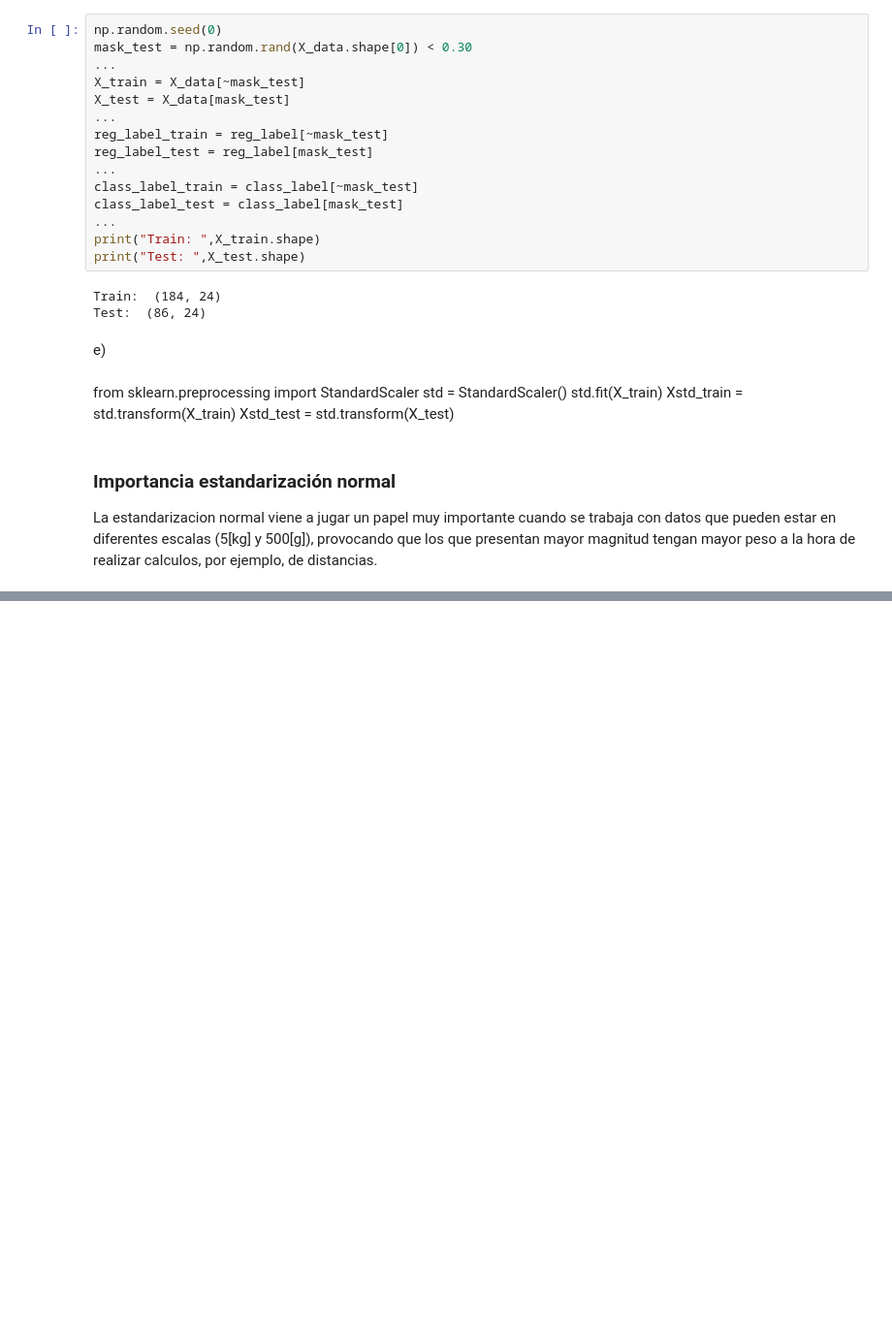
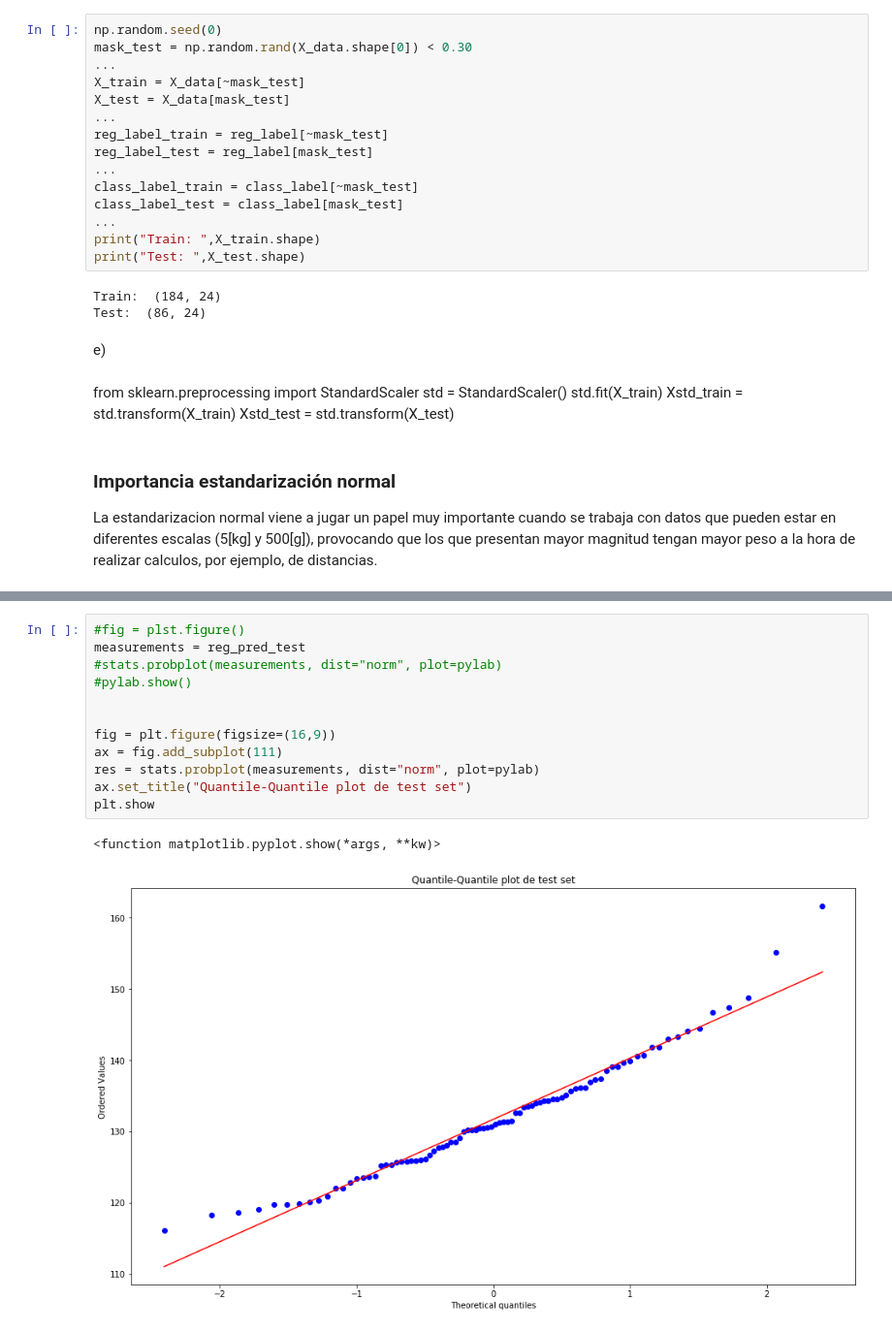
Before and after one commit to chrisgcs/Tarea1ML, a Jupyter notebook: Desarrollo.ipynb, the cells around one changed output, grey strips where cells are left out. Shown at 97% size. Saved outputs shown, nothing was run; the diff lists cells and outputs as text; blank space fills up the shorter version.

```diff
--- a/Desarrollo.ipynb
+++ b/Desarrollo.ipynb
@@ -231,0 +259,15 @@ f)<a class="anchor" id="f"></a>
+# %%
+#fig = plst.figure()
+measurements = reg_pred_test
+#stats.probplot(measurements, dist="norm", plot=pylab)
+#pylab.show()
+
+
+fig = plt.figure(figsize=(16,9))
+ax = fig.add_subplot(111)
+res = stats.probplot(measurements, dist="norm", plot=pylab)
+ax.set_title("Quantile-Quantile plot de test set")
+plt.show
+# %% [output]
+<function matplotlib.pyplot.show(*args, **kw)>
+[figure, added]
```
Also changed, not shown: parts of 6 cells of this notebook.
